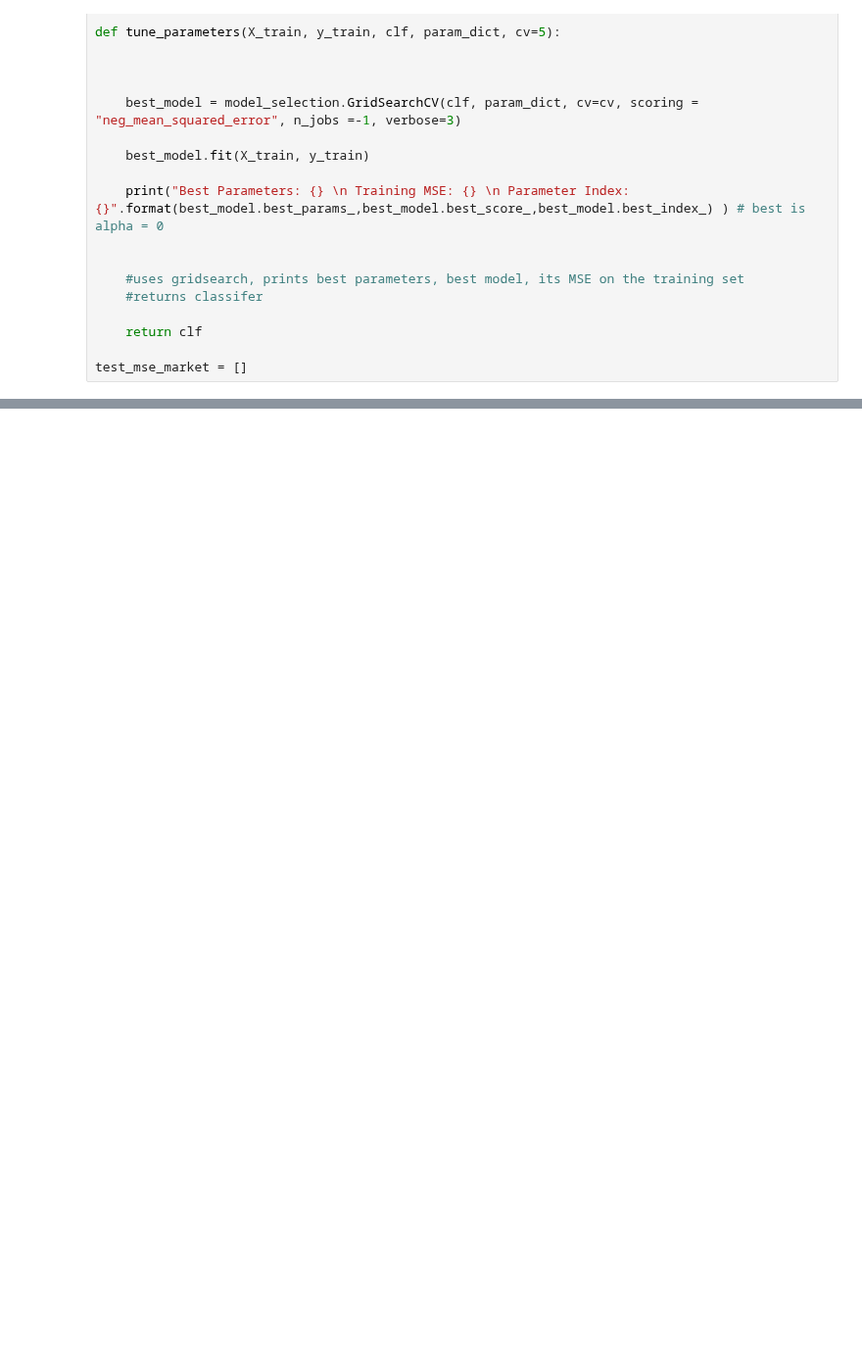
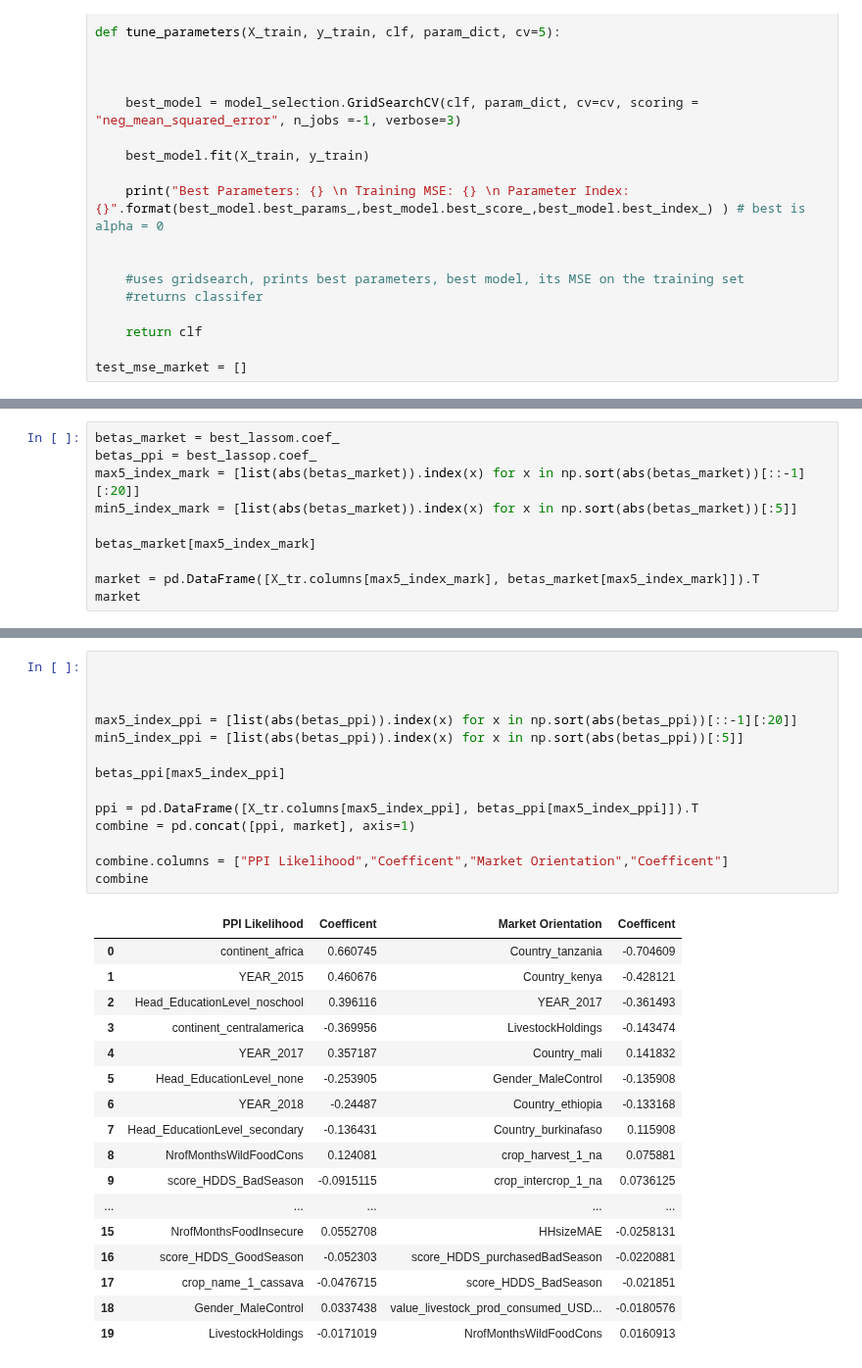
Before and after one commit to laporpe/STA_208, a Jupyter notebook: finalized_code/Lasso_Reg.ipynb, the cells around one changed output, grey strips where cells are left out. Shown at 98% size. Drawn from its saved outputs; the diff is of its cells as text; blank space fills up the shorter version.

```diff
--- a/finalized_code/Lasso_Reg.ipynb
+++ b/finalized_code/Lasso_Reg.ipynb
@@ -86,0 +88,10 @@ MSE_lasso_market
+# %%
+betas_market = best_lassom.coef_
+betas_ppi = best_lassop.coef_
+max5_index_mark = [list(abs(betas_market)).index(x) for x in np.sort(abs(betas_market))[::-1][:20]]
+min5_index_mark = [list(abs(betas_market)).index(x) for x in np.sort(abs(betas_market))[:5]]
+
+betas_market[max5_index_mark]
+
+market = pd.DataFrame([X_tr.columns[max5_index_mark], betas_market[max5_index_mark]]).T
+market
@@ -178,0 +229,32 @@ combined_imp
+# %%
+
+
+
+max5_index_ppi = [list(abs(betas_ppi)).index(x) for x in np.sort(abs(betas_ppi))[::-1][:20]]
+min5_index_ppi = [list(abs(betas_ppi)).index(x) for x in np.sort(abs(betas_ppi))[:5]]
+
+betas_ppi[max5_index_ppi]
+
+ppi = pd.DataFrame([X_tr.columns[max5_index_ppi], betas_ppi[max5_index_ppi]]).T
+combine = pd.concat([ppi, market], axis=1)
+
+combine.columns = ["PPI Likelihood","Coefficent","Market Orientation","Coefficent"]
+combine
+# %% [output]
+|  | PPI Likelihood | Coefficent | Market Orientation | Coefficent |
+| 0 | continent_africa | 0.660745 | Country_tanzania | -0.704609 |
+| 1 | YEAR_2015 | 0.460676 | Country_kenya | -0.428121 |
+| 2 | Head_EducationLevel_noschool | 0.396116 | YEAR_2017 | -0.361493 |
+| 3 | continent_centralamerica | -0.369956 | LivestockHoldings | -0.143474 |
+| 4 | YEAR_2017 | 0.357187 | Country_mali | 0.141832 |
+| 5 | Head_EducationLevel_none | -0.253905 | Gender_MaleControl | -0.135908 |
+| 6 | YEAR_2018 | -0.24487 | Country_ethiopia | -0.133168 |
+| 7 | Head_EducationLevel_secondary | -0.136431 | Country_burkinafaso | 0.115908 |
+| 8 | NrofMonthsWildFoodCons | 0.124081 | crop_harvest_1_na | 0.075881 |
+| 9 | score_HDDS_BadSeason | -0.0915115 | crop_intercrop_1_na | 0.0736125 |
+| ... | ... | ... | ... | ... |
+| 15 | NrofMonthsFoodInsecure | 0.0552708 | HHsizeMAE | -0.0258131 |
+| 16 | score_HDDS_GoodSeason | -0.052303 | score_HDDS_purchasedBadSeason | -0.0220881 |
+| 17 | crop_name_1_cassava | -0.0476715 | score_HDDS_BadSeason | -0.021851 |
+| 18 | Gender_MaleControl | 0.0337438 | value_livestock_prod_consumed_USD... | -0.0180576 |
+| 19 | LivestockHoldings | -0.0171019 | NrofMonthsWildFoodCons | 0.0160913 |
```
Also changed, not shown: parts of 11 cells of this notebook, 1 other file.
